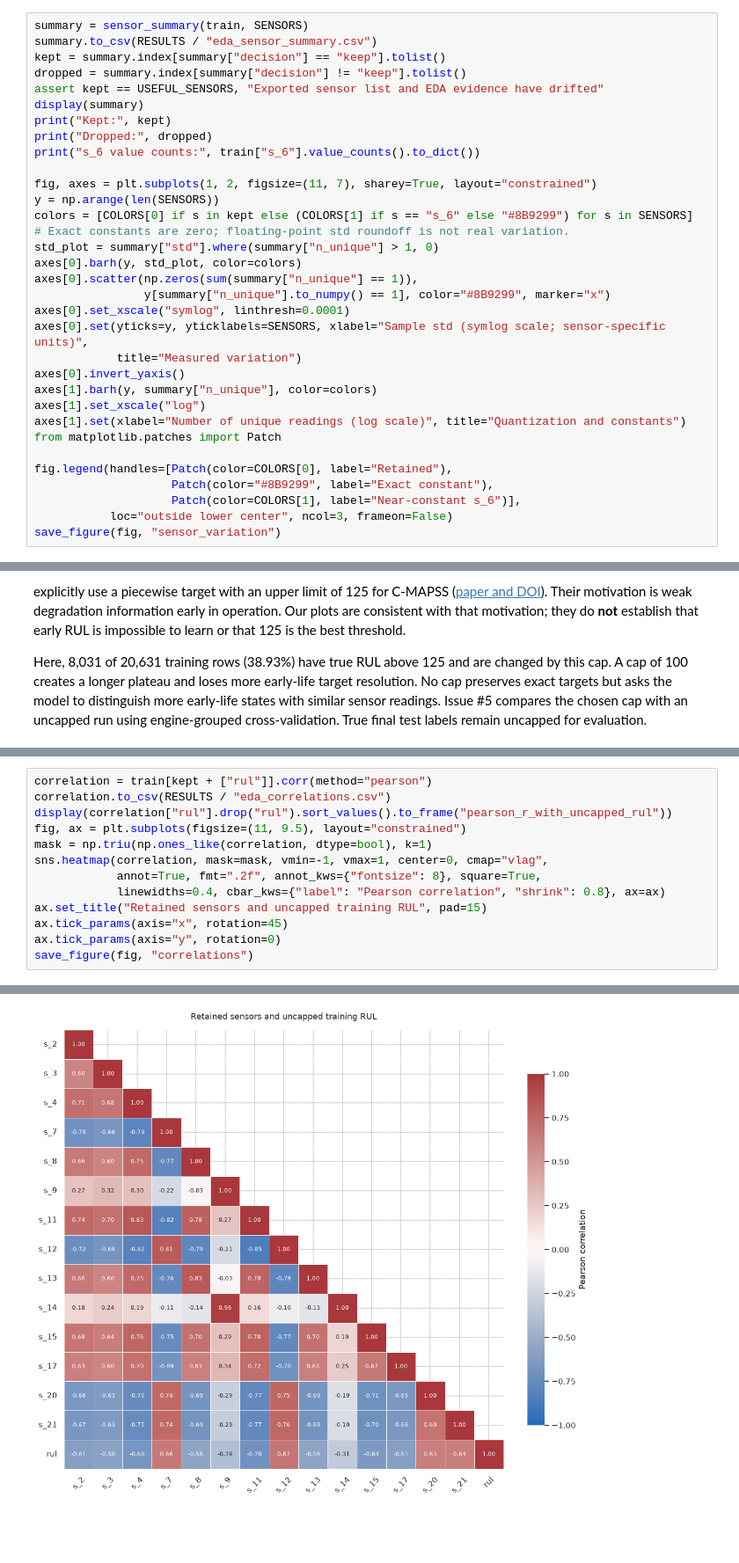
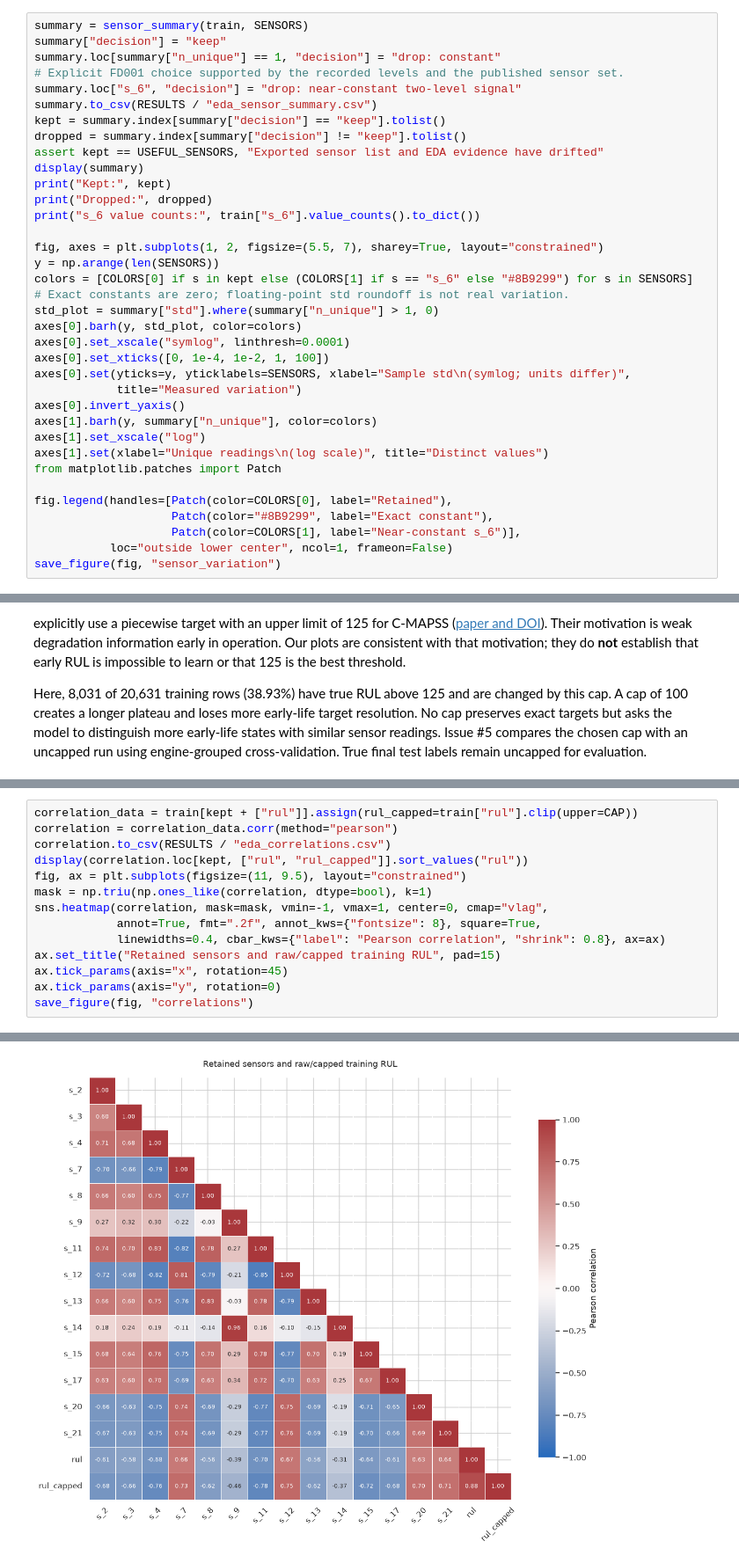
Before and after one commit to sarveshcore/t081-rul-prediction, a Jupyter notebook: notebooks/01_eda.ipynb, the cells around one changed output, grey strips where cells are left out. Shown at 88% size. Cells and saved outputs as stored; diff of their text form; blank space fills up the shorter version.

```diff
--- a/notebooks/01_eda.ipynb
+++ b/notebooks/01_eda.ipynb
@@ -199,5 +197,9 @@ rather than tuned against any model score. `sensor_summary()` implements the rul
 # %%
 summary = sensor_summary(train, SENSORS)
+summary["decision"] = "keep"
+summary.loc[summary["n_unique"] == 1, "decision"] = "drop: constant"
+# Explicit FD001 choice supported by the recorded levels and the published sensor set.
+summary.loc["s_6", "decision"] = "drop: near-constant two-level signal"
 summary.to_csv(RESULTS / "eda_sensor_summary.csv")
 kept = summary.index[summary["decision"] == "keep"].tolist()
 dropped = summary.index[summary["decision"] != "keep"].tolist()
@@ -207,27 +209,26 @@ print("Kept:", kept)
 print("Dropped:", dropped)
 print("s_6 value counts:", train["s_6"].value_counts().to_dict())
 
-fig, axes = plt.subplots(1, 2, figsize=(11, 7), sharey=True, layout="constrained")
+fig, axes = plt.subplots(1, 2, figsize=(5.5, 7), sharey=True, layout="constrained")
 y = np.arange(len(SENSORS))
 colors = [COLORS[0] if s in kept else (COLORS[1] if s == "s_6" else "#8B9299") for s in SENSORS]
 # Exact constants are zero; floating-point std roundoff is not real variation.
 std_plot = summary["std"].where(summary["n_unique"] > 1, 0)
 axes[0].barh(y, std_plot, color=colors)
-axes[0].scatter(np.zeros(sum(summary["n_unique"] == 1)),
-                y[summary["n_unique"].to_numpy() == 1], color="#8B9299", marker="x")
 axes[0].set_xscale("symlog", linthresh=0.0001)
-axes[0].set(yticks=y, yticklabels=SENSORS, xlabel="Sample std (symlog scale; sensor-specific units)",
+axes[0].set_xticks([0, 1e-4, 1e-2, 1, 100])
+axes[0].set(yticks=y, yticklabels=SENSORS, xlabel="Sample std\n(symlog; units differ)",
             title="Measured variation")
 axes[0].invert_yaxis()
 axes[1].barh(y, summary["n_unique"], color=colors)
 axes[1].set_xscale("log")
-axes[1].set(xlabel="Number of unique readings (log scale)", title="Quantization and constants")
+axes[1].set(xlabel="Unique readings\n(log scale)", title="Distinct values")
 from matplotlib.patches import Patch
 
 fig.legend(handles=[Patch(color=COLORS[0], label="Retained"),
                     Patch(color="#8B9299", label="Exact constant"),
                     Patch(color=COLORS[1], label="Near-constant s_6")],
-           loc="outside lower center", ncol=3, frameon=False)
+           loc="outside lower center", ncol=1, frameon=False)
 save_figure(fig, "sensor_variation")
 # %% [output]
 |  | mean | std | min | max | n_unique | dominant_fraction | relative_std | decision |
@@ -326,15 +329,16 @@ are removed before calculation because their correlations are undefined. No sens
 is dropped simply because it correlates with another sensor. Multicollinearity
 and model-specific usefulness are questions for feature/model evaluation.
 # %%
-correlation = train[kept + ["rul"]].corr(method="pearson")
+correlation_data = train[kept + ["rul"]].assign(rul_capped=train["rul"].clip(upper=CAP))
+correlation = correlation_data.corr(method="pearson")
 correlation.to_csv(RESULTS / "eda_correlations.csv")
-display(correlation["rul"].drop("rul").sort_values().to_frame("pearson_r_with_uncapped_rul"))
+display(correlation.loc[kept, ["rul", "rul_capped"]].sort_values("rul"))
 fig, ax = plt.subplots(figsize=(11, 9.5), layout="constrained")
 mask = np.triu(np.ones_like(correlation, dtype=bool), k=1)
 sns.heatmap(correlation, mask=mask, vmin=-1, vmax=1, center=0, cmap="vlag",
             annot=True, fmt=".2f", annot_kws={"fontsize": 8}, square=True,
             linewidths=0.4, cbar_kws={"label": "Pearson correlation", "shrink": 0.8}, ax=ax)
-ax.set_title("Retained sensors and uncapped training RUL", pad=15)
+ax.set_title("Retained sensors and raw/capped training RUL", pad=15)
 ax.tick_params(axis="x", rotation=45)
 ax.tick_params(axis="y", rotation=0)
 save_figure(fig, "correlations")
@@ -357,4 +361,4 @@ save_figure(fig, "correlations")
-[figure, old version]
+[figure, new version]
 # %% [markdown]
 The heatmap shows substantial shared variation among several retained sensors and
 associations with remaining life. These are **pooled, row-weighted descriptive
```
Also changed, not shown: parts of 10 cells of this notebook, 17 other files.
